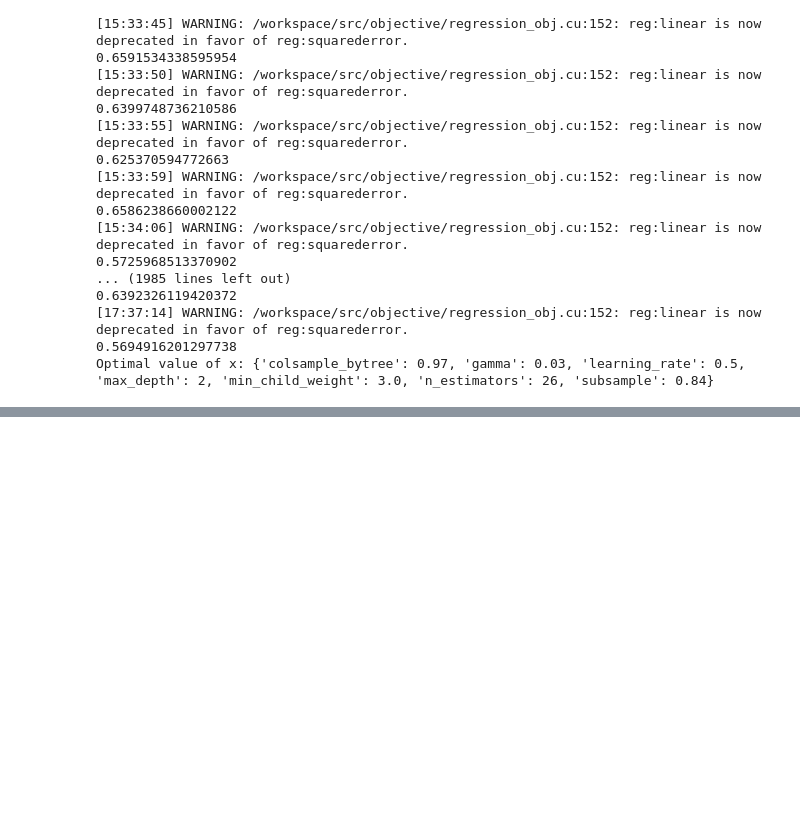
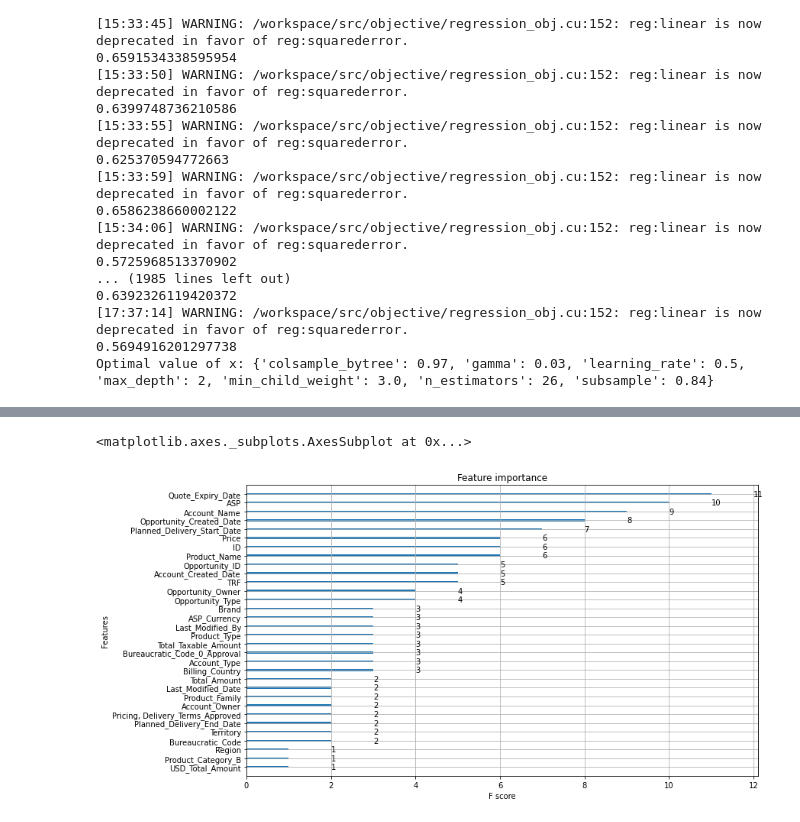
Before and after one commit to joaquinhojman/ArbolesDeDecision, a Jupyter notebook: XGBoost_with_RandomSearch.ipynb, the cells around one changed output, grey strips where cells are left out. Cells and saved outputs as stored; diff of their text form; code cells hidden in the pictures; blank space fills up the shorter version.

```diff
--- a/XGBoost_with_RandomSearch.ipynb
+++ b/XGBoost_with_RandomSearch.ipynb
@@ -451,3 +446,10 @@ error_train_hyper
+# %%
+## Importancia de los features (cuantas veces aparecen en los árboles)
+plt.rcParams['figure.figsize'] = [12, 7]
+xgb.plot_importance(xg_hyper)
+# %% [output]
+<matplotlib.axes._subplots.AxesSubplot at 0x...>
+[figure, added]
 # %%
 # Sacamos el y_test_de_practica_agrupado_por_opp
 oportunidades_test_de_practica = x_test['Opportunity_ID']
```
Also changed, not shown: parts of 9 cells of this notebook.
